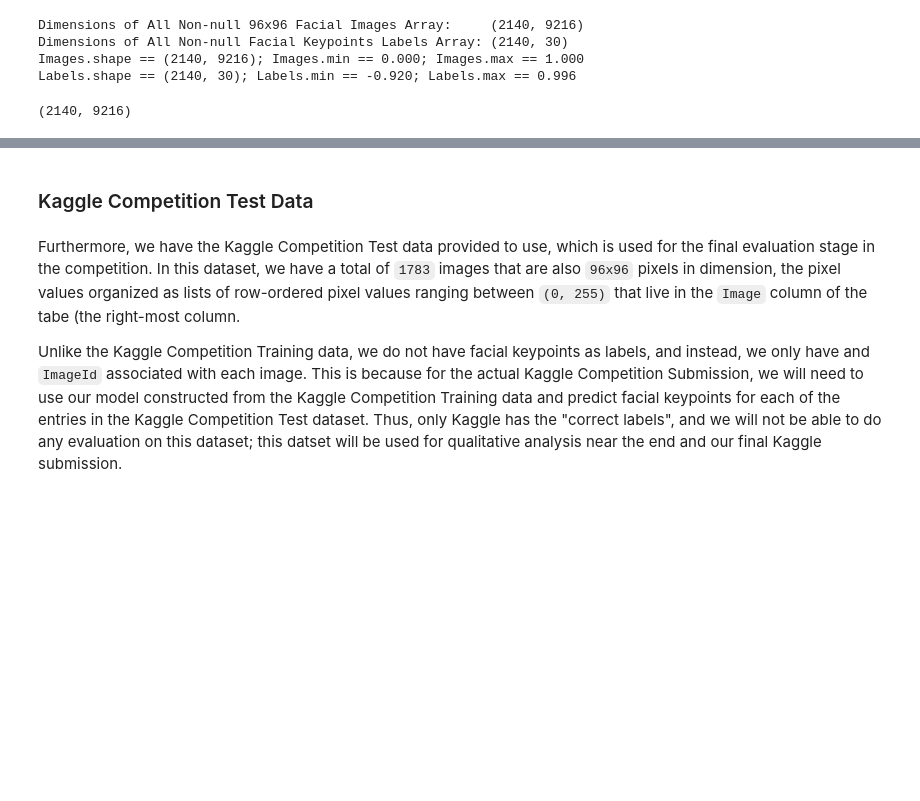
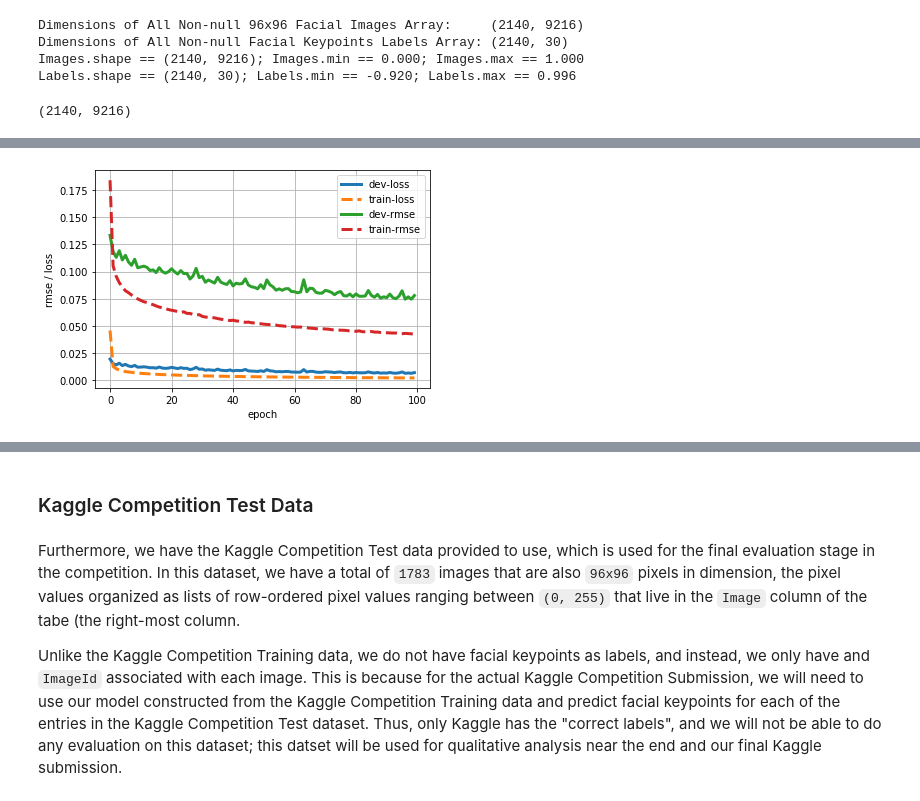
Before and after one commit to iatechicken/kaggle_rnd, a Jupyter notebook: final_project_baseline.ipynb, the cells around one changed output, grey strips where cells are left out. Saved outputs shown, nothing was run; the diff lists cells and outputs as text; code cells hidden in the pictures; blank space fills up the shorter version.

```diff
--- a/final_project_baseline.ipynb
+++ b/final_project_baseline.ipynb
@@ -250,3 +224,5 @@ flipped_columns['mouth_center_top_lip_x'] = flipped_columns['mouth_center_top_li
+# %%
+testing = flip_xy(kaggle_competition_training_data_nonull)
 # %%
 # plotting the original image and flipped iamges with key points
 feature_list = list(kaggle_competition_training_data_nonull)
@@ -272,8 +248,8 @@ for j in range(0, num_examples):
     images[j, 1].imshow(flipped_images[example_idx].reshape(96,96))
     images[j, 1].set_title("Flipped Face Image")
     for i in feature_list[::2]:
-        images[j, 1].plot(flipped_columns[i[:-1]+'x'][example_idx],
-                          flipped_columns[i[:-1]+'y'][example_idx], 'x', color='red')
+        images[j, 1].plot(testing[i[:-1]+'x'][example_idx],
+                          testing[i[:-1]+'y'][example_idx], 'x', color='red')
 # %% [output]
 [figure]
 # %%
@@ -414,0 +443,4 @@ len(tf.config.experimental.list_physical_devices('GPU'))
+# %%
+PlotModelLoss(hist_1_1.history)
+# %% [output]
+[figure, added]
```
Also changed, not shown: parts of 15 cells of this notebook.
